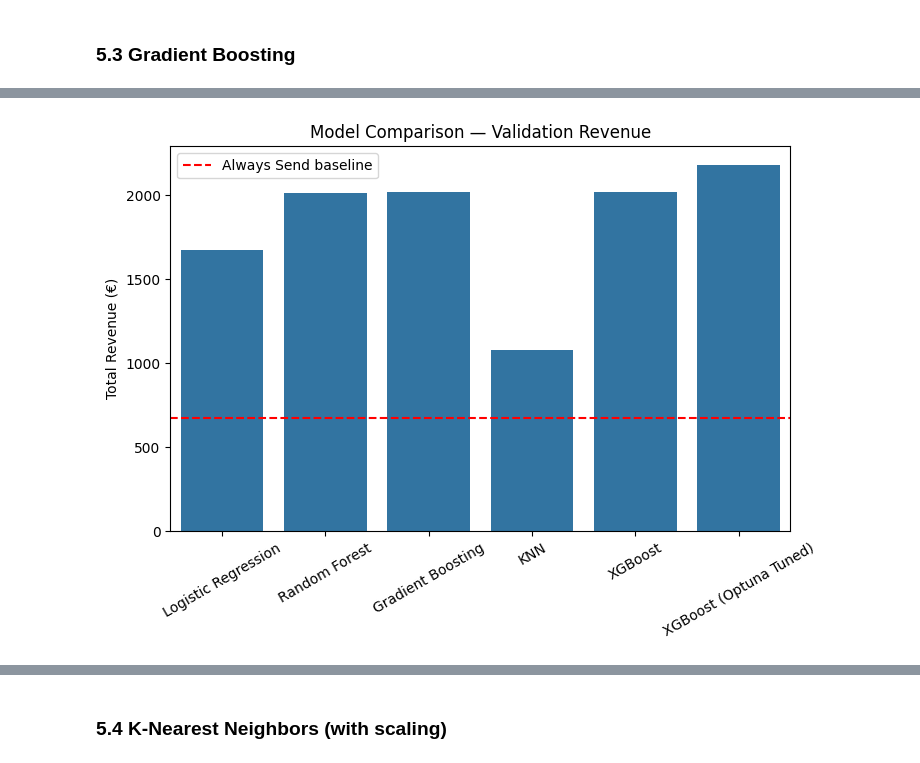
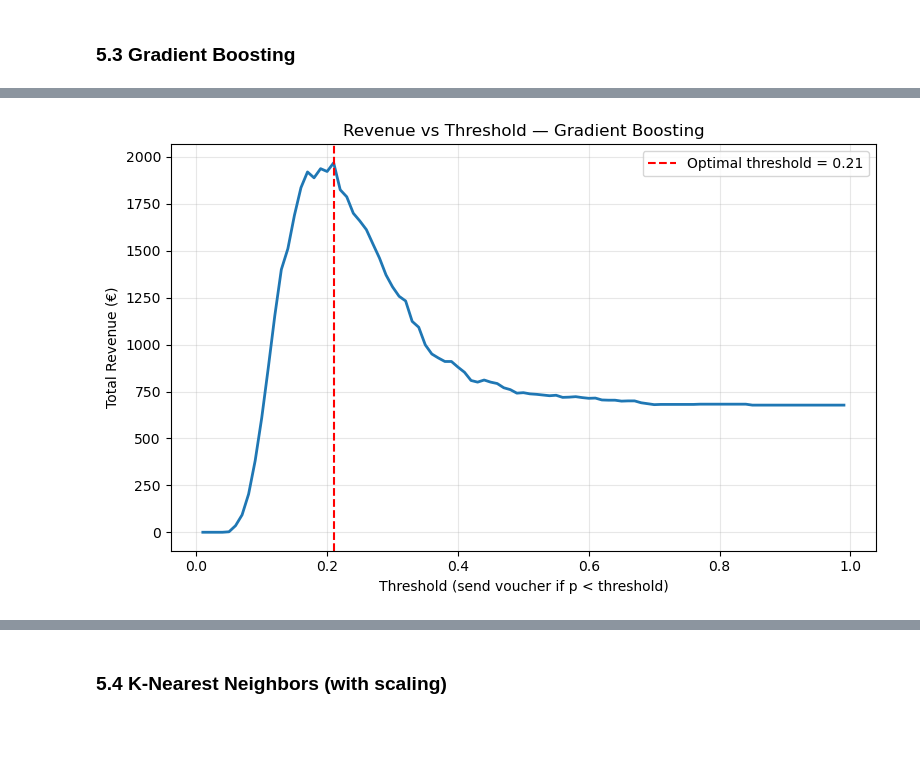
Before and after one commit to ungeralexan/ml_assignment, a Jupyter notebook: stand_safe_06_01/project.ipynb, the cells around one changed output, grey strips where cells are left out. Cells and saved outputs as stored; diff of their text form; code cells hidden in the pictures; blank space fills up the shorter version.

```diff
--- a/stand_safe_06_01/project.ipynb
+++ b/stand_safe_06_01/project.ipynb
@@ -1428,15 +1413,22 @@ plt.show()
-# %%
-cmp = pd.DataFrame(results)[["model_name", "total_revenue"]]
-
-plt.figure(figsize=(8,5))
-sns.barplot(data=cmp, x="model_name", y="total_revenue")
-plt.axhline(val_baselines["Always Send"][0], color="red", linestyle="--",
-            label="Always Send baseline")
-plt.ylabel("Total Revenue (€)")
-plt.xlabel("")
-plt.title("Model Comparison — Validation Revenue")
-plt.xticks(rotation=30)
-plt.legend()
-plt.show()
-# %% [output]
-[figure, removed]
+# %%
+rev_df = result_gb["rev_curve"]  # or "threshold_results" if that's your key
+
+plt.figure(figsize=(8, 5))
+plt.plot(rev_df["threshold"], rev_df["total_revenue"], linewidth=2)
+
+plt.axvline(
+    result_gb["best_threshold"],
+    color="red",
+    linestyle="--",
+    label=f"Optimal threshold = {result_gb['best_threshold']:.2f}"
+)
+
+plt.title("Revenue vs Threshold — Gradient Boosting")
+plt.xlabel("Threshold (send voucher if p < threshold)")
+plt.ylabel("Total Revenue (€)")
+plt.legend()
+plt.grid(alpha=0.3)
+plt.tight_layout()
+plt.show()
+# %% [output]
+[figure, added]
```
Also changed, not shown: parts of 10 cells of this notebook.
